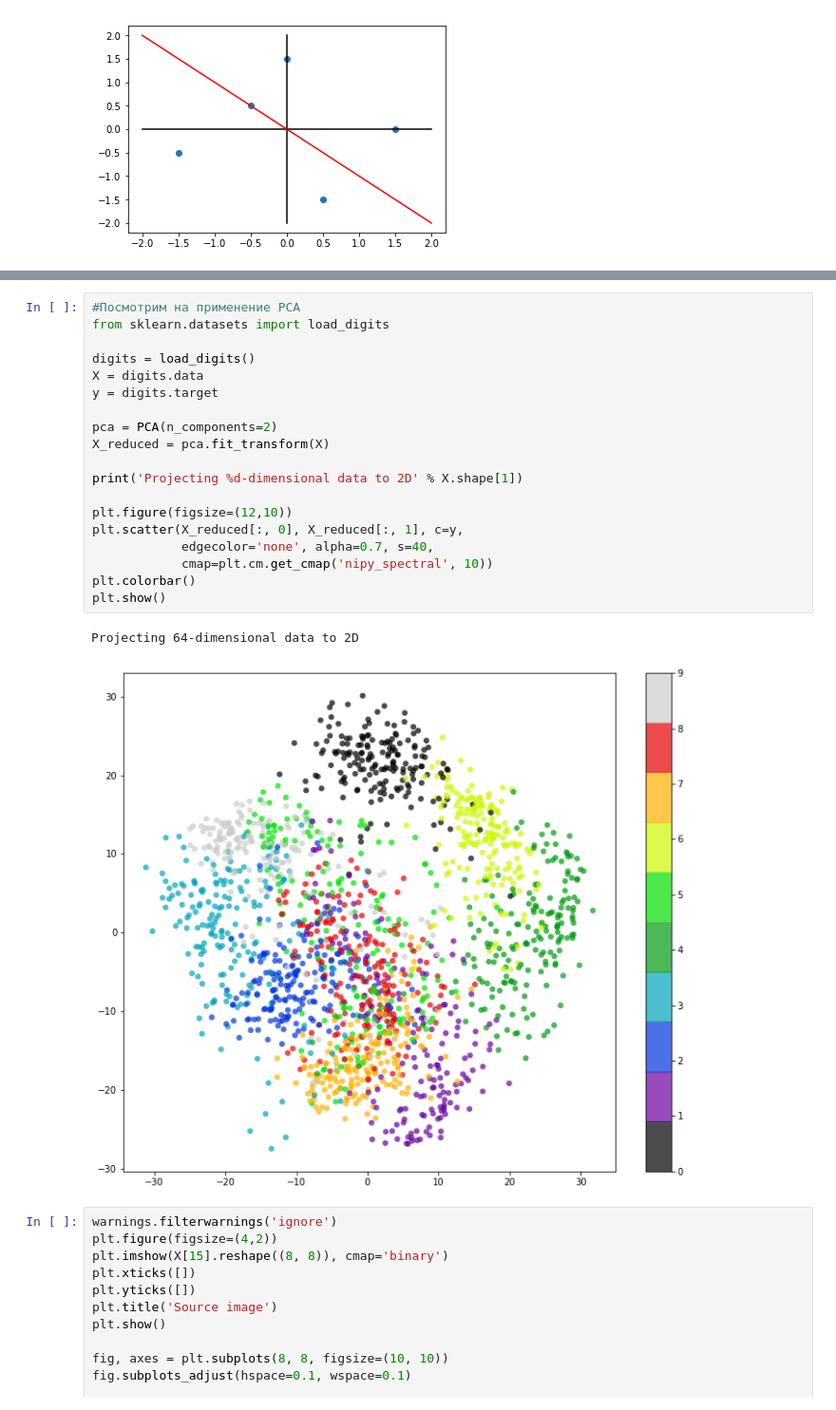
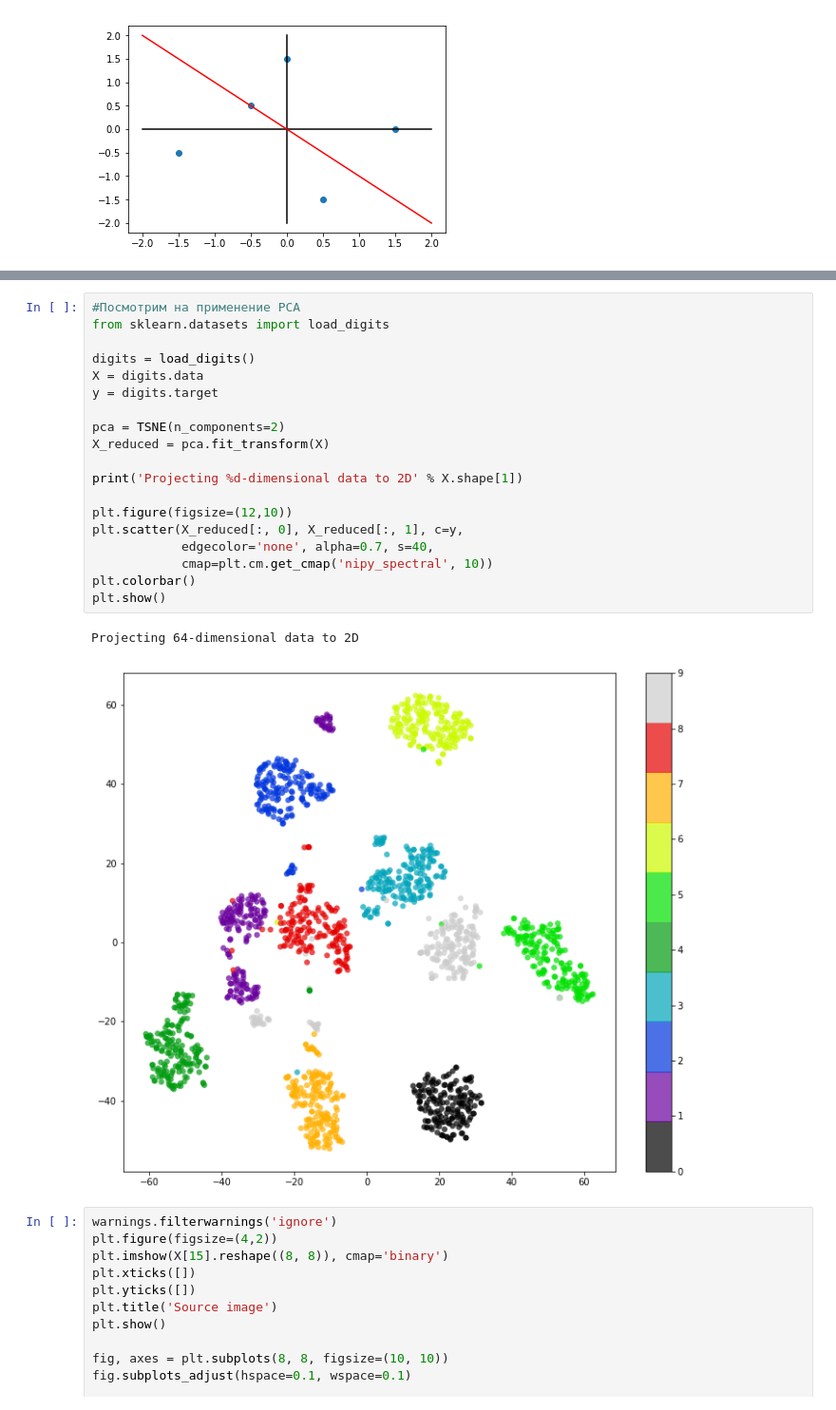
Before and after one commit to shmakovofficial/AppliedPythonAtom, a Jupyter notebook: lectures/lecture_10_ml/notebooks/DimRed.ipynb, the cells around one changed output, grey strips where cells are left out. Shown at 95% size. Saved outputs shown, nothing was run; the diff lists cells and outputs as text.

```diff
--- a/lectures/lecture_10_ml/notebooks/DimRed.ipynb
+++ b/lectures/lecture_10_ml/notebooks/DimRed.ipynb
@@ -118,25 +133,25 @@ digits.data.shape
 # %%
 #Посмотрим на применение PCA
 from sklearn.datasets import load_digits
 
 digits = load_digits()
 X = digits.data
 y = digits.target
 
-pca = PCA(n_components=2)
+pca = TSNE(n_components=2)
 X_reduced = pca.fit_transform(X)
 
 print('Projecting %d-dimensional data to 2D' % X.shape[1])
 
 plt.figure(figsize=(12,10))
 plt.scatter(X_reduced[:, 0], X_reduced[:, 1], c=y,
             edgecolor='none', alpha=0.7, s=40,
             cmap=plt.cm.get_cmap('nipy_spectral', 10))
 plt.colorbar()
 plt.show()
 # %% [output]
 Projecting 64-dimensional data to 2D
-[figure, old version]
+[figure, new version]
 # %%
 warnings.filterwarnings('ignore')
 plt.figure(figsize=(4,2))
```
Also changed, not shown: parts of 7 cells of this notebook, 4 other files.
